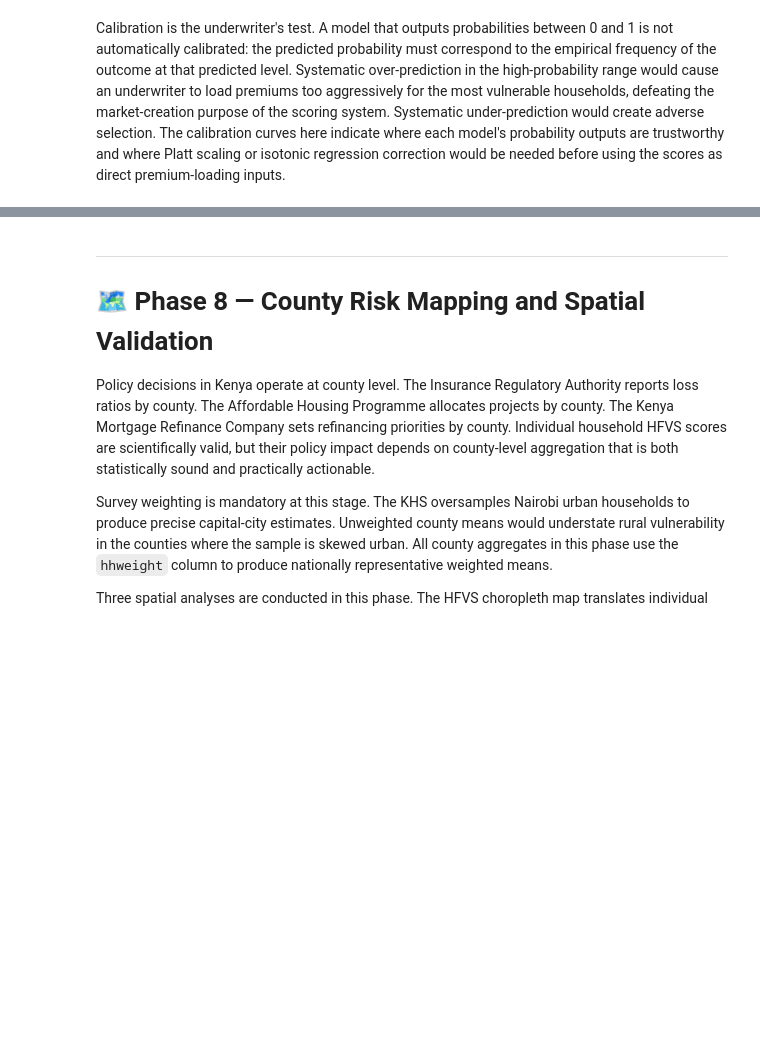
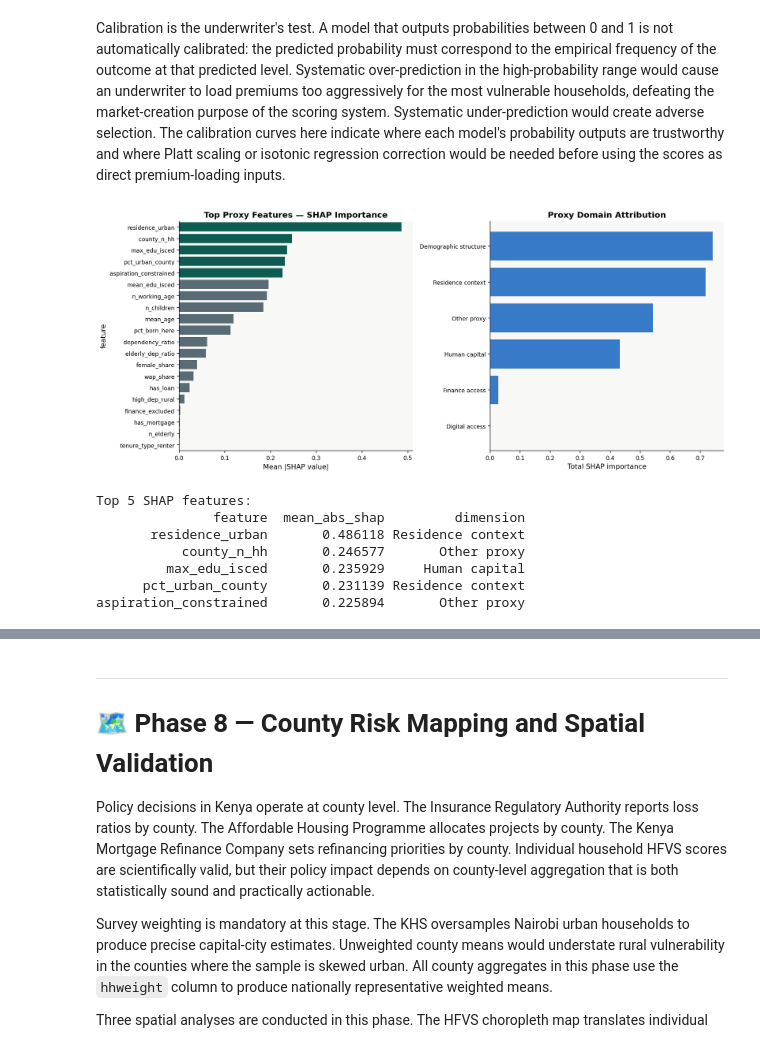
Before and after one commit to VAL-Jerono/KHS_housing_dissertation, a Jupyter notebook: KHS_Dissertation_REVISED.ipynb, the cells around one changed output, grey strips where cells are left out. Saved outputs shown, nothing was run; the diff lists cells and outputs as text; code cells hidden in the pictures; blank space fills up the shorter version.

```diff
--- a/KHS_Dissertation_REVISED.ipynb
+++ b/KHS_Dissertation_REVISED.ipynb
@@ -2964,10 +3064,16 @@ plt.show()
 Calibration is the underwriter's test. A model that outputs probabilities between 0 and 1 is not automatically calibrated: the predicted probability must correspond to the empirical frequency of the outcome at that predicted level. Systematic over-prediction in the high-probability range would cause an underwriter to load premiums too aggressively for the most vulnerable households, defeating the market-creation purpose of the scoring system. Systematic under-prediction would create adverse selection. The calibration curves here indicate where each model's probability outputs are trustworthy and where Platt scaling or isotonic regression correction would be needed before using the scores as direct premium-loading inputs.
 # %%
 # ── 7.3  SHAP analysis — proxy-domain attribution ────────────────────────────
+
+# X_tree_arr was never defined upstream — XGB uses the same feature set as LR.
+# Re-derive from master to ensure full-population SHAP (not just train split).
+_shap_features = list(X_train_df.columns)
+X_tree_arr = master[_shap_features].values.astype(np.float32)
+
 STRIP = {'early_stopping_rounds', 'n_estimators', 'verbosity'}
 _params = {k: v for k, v in xgb_cls_params.items() if k not in STRIP}
 xgb_final = xgb.XGBClassifier(**_params, n_estimators=500, verbosity=0)
-xgb_final.fit(X_tree_arr, y_bin)
+xgb_final.fit(X_train_arr, y_train_bin)   # fit on train split, not full population
 
 explainer   = shap.TreeExplainer(xgb_final)
 X_shap      = X_tree_arr[:2000]
@@ -2976,7 +3082,8 @@ if isinstance(shap_vals, list): shap_vals = shap_vals[1]
 mean_abs_shap = np.abs(shap_vals).mean(0)
 
 shap_df = pd.DataFrame({
-    'feature': RAW_FEATURES, 'mean_abs_shap': mean_abs_shap,
+    'feature'      : _shap_features,
+    'mean_abs_shap': mean_abs_shap,
 }).sort_values('mean_abs_shap', ascending=False)
 
 FEATURE_DOMAIN_MAP = {
@@ -2984,34 +3091,43 @@ FEATURE_DOMAIN_MAP = {
                               'dependency_ratio', 'wap_share', 'female_share', 'pct_born_here'],
     'Human capital'        : ['max_edu_isced', 'mean_edu_isced'],
     'Residence context'    : ['tenure_type_renter', 'residence_urban', 'pct_urban_county'],
     'Digital access'       : ['has_internet'],
     'Finance access'       : ['has_mortgage', 'has_loan', 'finance_excluded'],
 }
 
 def assign_dim(feat):
     for domain, feats in FEATURE_DOMAIN_MAP.items():
         if feat in feats: return domain
     return 'Other proxy'
 
 shap_df['dimension'] = shap_df['feature'].apply(assign_dim)
 
 fig, axes = plt.subplots(1, 2, figsize=(14, 6))
 top_n = min(20, len(shap_df))
 sns.barplot(data=shap_df.head(top_n), y='feature', x='mean_abs_shap',
             palette=[TEAL if i < 5 else GRAY for i in range(top_n)], ax=axes[0])
 axes[0].set_xlabel('Mean |SHAP value|')
 axes[0].set_title('Top Proxy Features — SHAP Importance')
 
 dim_shap = shap_df.groupby('dimension')['mean_abs_shap'].sum().sort_values()
 axes[1].barh(dim_shap.index, dim_shap.values, color=BLUE, alpha=0.85)
 axes[1].set_xlabel('Total SHAP importance')
 axes[1].set_title('Proxy Domain Attribution')
 
 plt.tight_layout()
 plt.savefig(FIGS / 'phase7_shap_analysis.png', dpi=150, bbox_inches='tight')
 plt.show()
 print("Top 5 SHAP features:")
-print(shap_df.head(5)[['feature','mean_abs_shap','dimension']].to_string(index=False))
+print(shap_df.head(5)[['feature', 'mean_abs_shap', 'dimension']].to_string(index=False))
+# %% [output]
+[figure, added]
+Top 5 SHAP features:
+               feature  mean_abs_shap         dimension
+       residence_urban       0.486118 Residence context
+           county_n_hh       0.246577       Other proxy
+         max_edu_isced       0.235929     Human capital
+      pct_urban_county       0.231139 Residence context
+aspiration_constrained       0.225894       Other proxy
 # %%
 # ── 7.4  ROC and Precision-Recall curves ─────────────────────────────────────
 fig, axes = plt.subplots(1, 2, figsize=(12, 5))
```
Also changed, not shown: parts of 15 cells of this notebook.
